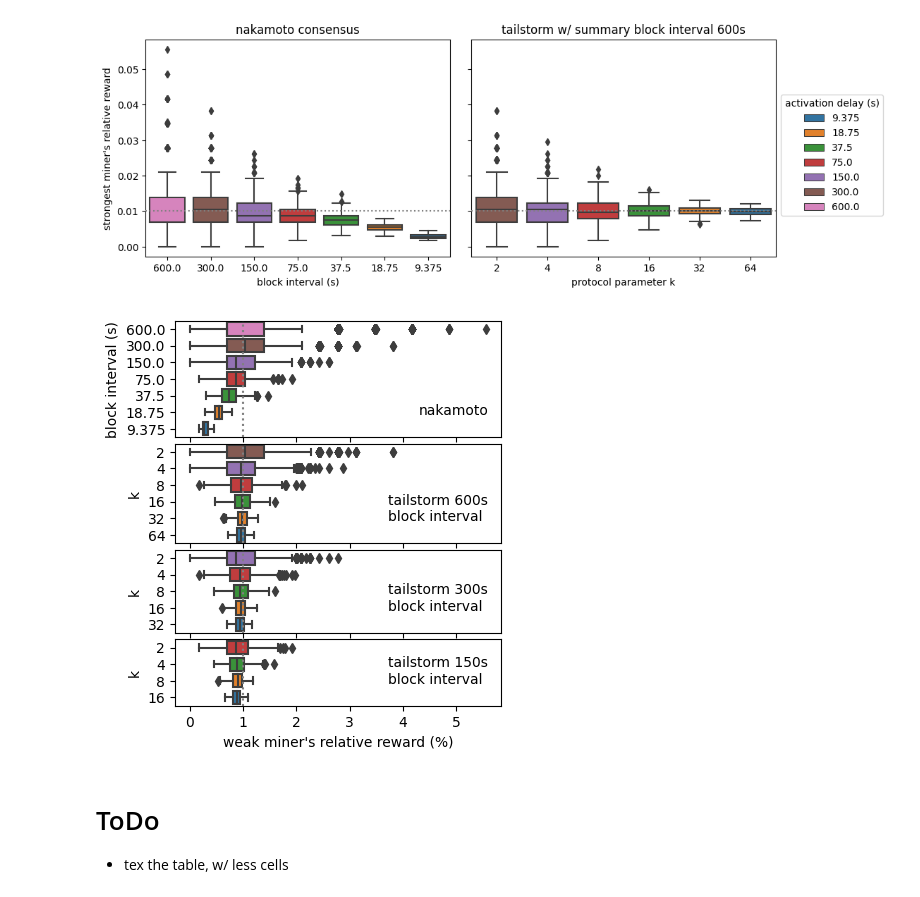
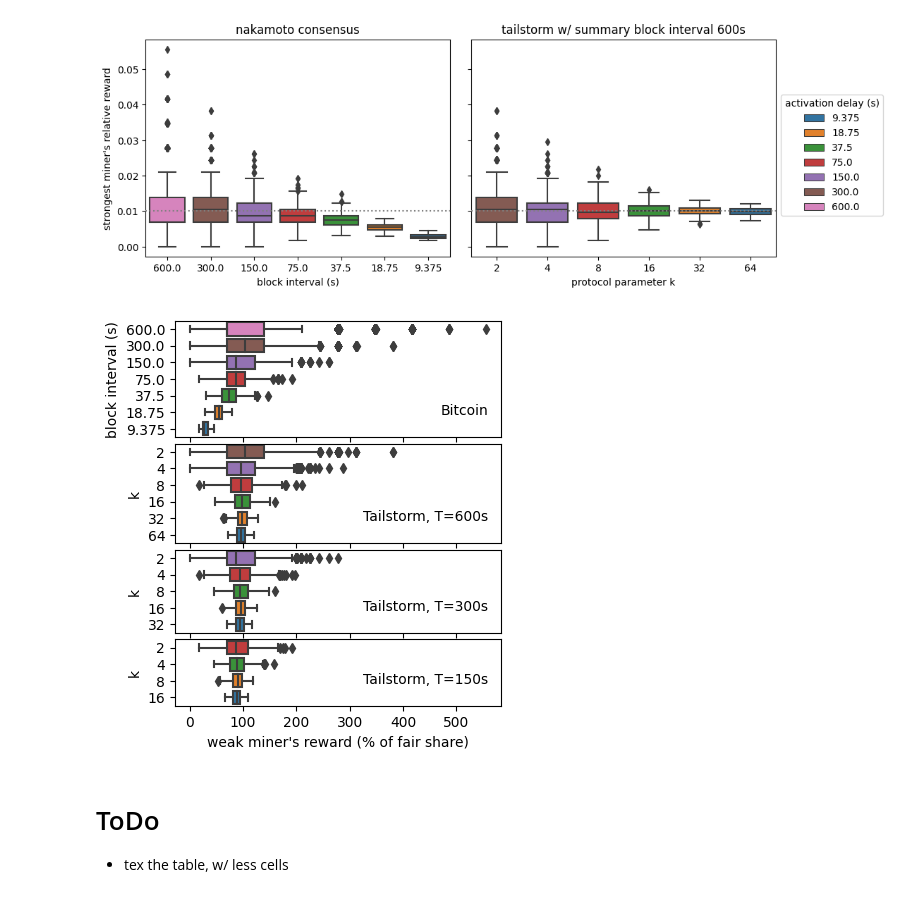
Before and after one commit to pkel/cpr, a Jupyter notebook: experiments/graphml_runner/honest-net-inequality-condensed.ipynb, the cells around one changed output. Saved outputs shown, nothing was run; the diff lists cells and outputs as text; code cells hidden in the pictures.

Commit message:
Adapt Tailstorm inequality figure

```diff
--- a/experiments/graphml_runner/honest-net-inequality-condensed.ipynb
+++ b/experiments/graphml_runner/honest-net-inequality-condensed.ipynb
@@ -464,17 +464,25 @@ plt.show()
 # %% [output]
 [figure]
 # %%
-metric = "weakest_relrew"
-ref = np.min
-label = "weak miner's relative reward (%)"
+# metric = "weakest_relrew"
+# ref = np.min
+# label = "weak miner's relative reward (%)"
+# tick_formatter = lambda x, p: f"{x * 100:.0g}"
 
 # metric = "strongest_relrew"
 # ref = np.max
 # label = "strong miner's relative reward (%)"
+# tick_formatter = lambda x, p: x
 
 # metric = 'gini_relrew'
 # ref = gini
 # label = "Gini coefficient of relative rewards"
+# tick_formatter = lambda x, p: x
+
+metric = "weakest_relrewn"
+ref = lambda _: 1
+label = "weak miner's reward (% of fair share)"
+tick_formatter = lambda x, p: f"{x * 100:.0f}"
 
 fig = plt.figure(figsize=[3.62, 5])
 ax1, ax2, ax3, ax4 = fig.subplots(4, 1, sharex=True, height_ratios=[7, 6, 5, 4])
@@ -488,7 +496,7 @@ g = sns.boxplot(
     hue="activation_delay",
     dodge=False,
 )
-g.axvline(x=ref(compute), color="gray", ls="dotted", zorder=3)
+# g.axvline(x=ref(compute), color="gray", ls="dotted", zorder=3)
 g.set(
     xlabel="",
     ylabel="block interval (s)",
@@ -507,7 +515,7 @@ g = sns.boxplot(
     hue="activation_delay",
     dodge=False,
 )
-g.axvline(x=ref(compute), color="gray", ls="dotted", zorder=3)
+# g.axvline(x=ref(compute), color="gray", ls="dotted", zorder=3)
 g.set(
     ylabel="k",
     xlabel="",
@@ -525,7 +533,7 @@ g = sns.boxplot(
     hue="activation_delay",
     dodge=False,
 )
-g.axvline(x=ref(compute), color="gray", ls="dotted", zorder=3)
+# g.axvline(x=ref(compute), color="gray", ls="dotted", zorder=3)
 g.set(
     ylabel="k",
     xlabel="",
@@ -534,46 +542,40 @@ g.set(
 
 g = sns.boxplot(
     data=df.query(
         'family == "tailstorm" and scheme=="discount" and block_interval==150'
     ),
     y="k",
     x=metric,
     orient="h",
     ax=ax4,
     hue="activation_delay",
     dodge=False,
 )
-g.axvline(x=ref(compute), color="gray", ls="dotted", zorder=3)
+# g.axvline(x=ref(compute), color="gray", ls="dotted", zorder=3)
 g.set(
     ylabel="k",
     xlabel=label,
     title="",
 )
 
 handles, labels = ax1.get_legend_handles_labels()
-ax1.legend([], [], title="nakamoto", frameon=False)
-ax2.legend(
-    [], [], title="tailstorm 600s\nblock interval", frameon=False, loc="lower right"
-)
-ax3.legend(
-    [], [], title="tailstorm 300s\nblock interval", frameon=False, loc="lower right"
-)
-ax4.legend(
-    [], [], title="tailstorm 150s\nblock interval", frameon=False, loc="lower right"
-)
+ax1.legend([], [], title="Bitcoin", frameon=False)
+ax2.legend([], [], title="Tailstorm, T=600s", frameon=False, loc="lower right")
+ax3.legend([], [], title="Tailstorm, T=300s", frameon=False, loc="lower right")
+ax4.legend([], [], title="Tailstorm, T=150s", frameon=False, loc="lower right")
 # fig.legend(handles, labels, loc="lower left", title="activation delay (s)", ncols=4)
 # fig.subplots_adjust(bottom=0.22, hspace=0.07, wspace=0, left=0)
 fig.subplots_adjust(hspace=0.07, wspace=0, left=0)
 
-ax4.xaxis.set_major_formatter(lambda x, p: f"{x * 100:.0g}")
+ax4.xaxis.set_major_formatter(tick_formatter)
 
 plt.show()
 
 fig.savefig(
     "inequality.png", dpi=600, bbox_inches="tight", transparent=True, pad_inches=0
 )
 # %% [output]
-[figure, old version]
+[figure, new version]
 # %% [markdown]
 # ToDo
 
```
Also changed, not shown: parts of 2 cells of this notebook.
